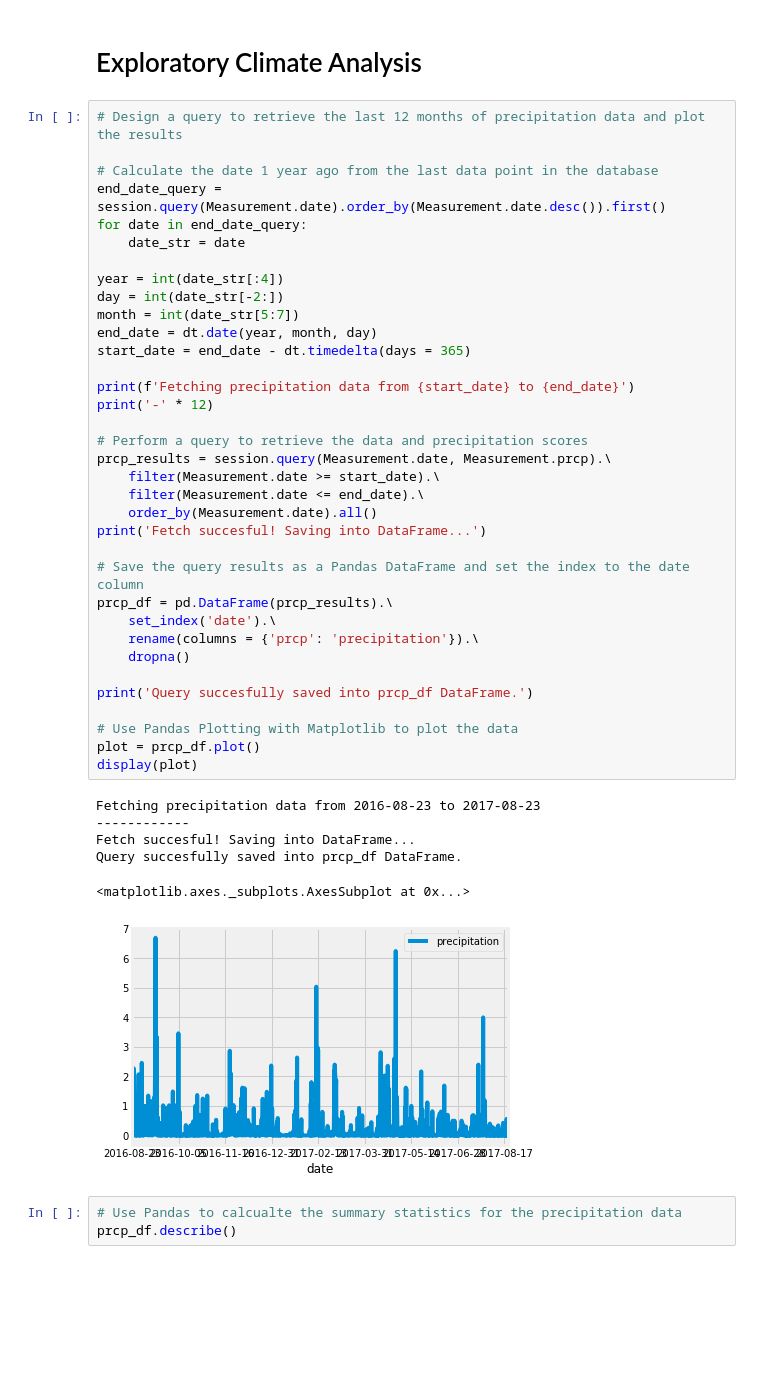
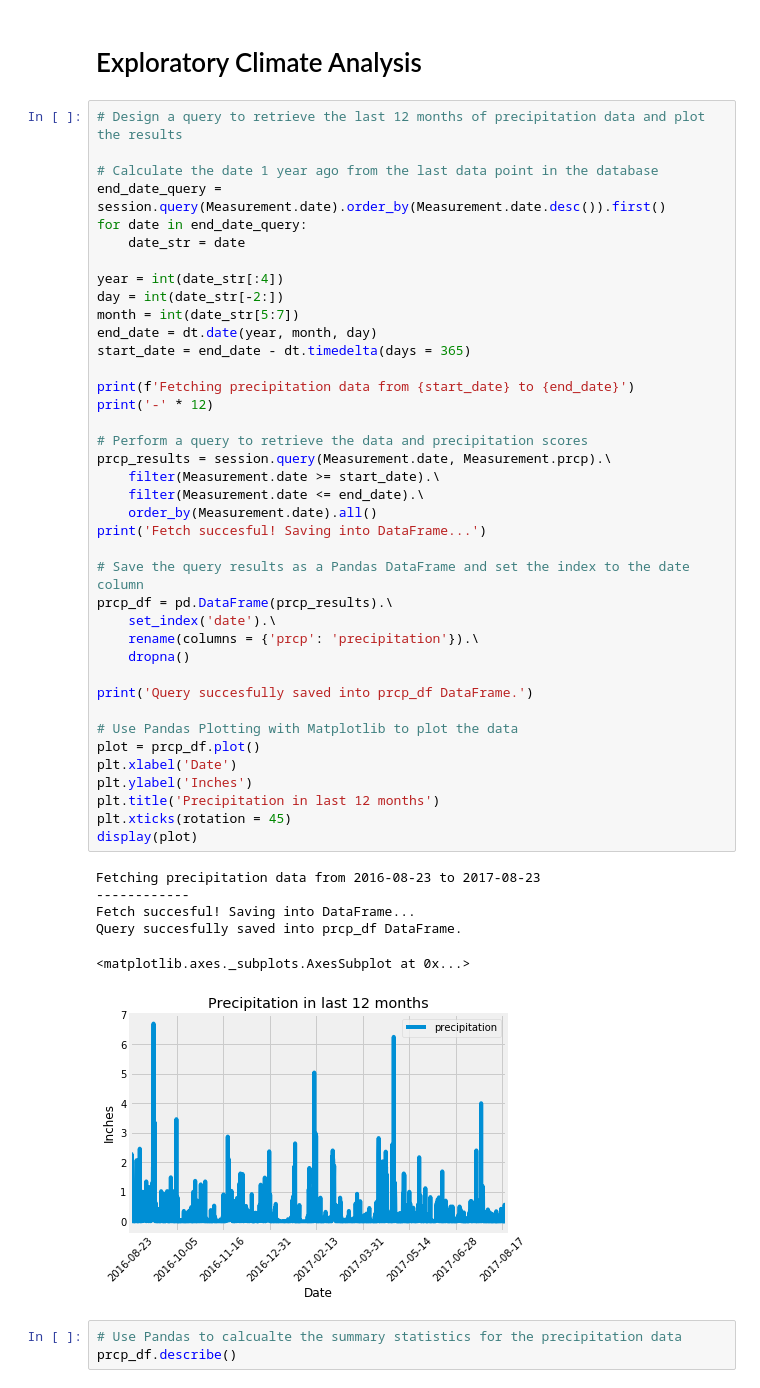
Before and after one commit to JaviSandoval94/sqlalchemy-challenge, a Jupyter notebook: SQLAlchemy-Challenge-Final-Report.ipynb, the cells around one changed output. Saved outputs shown, nothing was run; the diff lists cells and outputs as text; blank space fills up the shorter version.

```diff
--- a/SQLAlchemy-Challenge-Final-Report.ipynb
+++ b/SQLAlchemy-Challenge-Final-Report.ipynb
@@ -77,34 +77,38 @@ month = int(date_str[5:7])
 end_date = dt.date(year, month, day)
 start_date = end_date - dt.timedelta(days = 365)
 
 print(f'Fetching precipitation data from {start_date} to {end_date}')
 print('-' * 12)
 
 # Perform a query to retrieve the data and precipitation scores
 prcp_results = session.query(Measurement.date, Measurement.prcp).\
     filter(Measurement.date >= start_date).\
     filter(Measurement.date <= end_date).\
     order_by(Measurement.date).all()
 print('Fetch succesful! Saving into DataFrame...')
 
 # Save the query results as a Pandas DataFrame and set the index to the date column
 prcp_df = pd.DataFrame(prcp_results).\
     set_index('date').\
     rename(columns = {'prcp': 'precipitation'}).\
     dropna()
 
 print('Query succesfully saved into prcp_df DataFrame.')
 
 # Use Pandas Plotting with Matplotlib to plot the data
 plot = prcp_df.plot()
+plt.xlabel('Date')
+plt.ylabel('Inches')
+plt.title('Precipitation in last 12 months')
+plt.xticks(rotation = 45)
 display(plot)
 # %% [output]
 Fetching precipitation data from 2016-08-23 to 2017-08-23
 ------------
 Fetch succesful! Saving into DataFrame...
 Query succesfully saved into prcp_df DataFrame.
 <matplotlib.axes._subplots.AxesSubplot at 0x...>
-[figure, old version]
+[figure, new version]
 # %%
 # Use Pandas to calcualte the summary statistics for the precipitation data
 prcp_df.describe()
```
Also changed, not shown: parts of 4 cells of this notebook, 1 other file.
